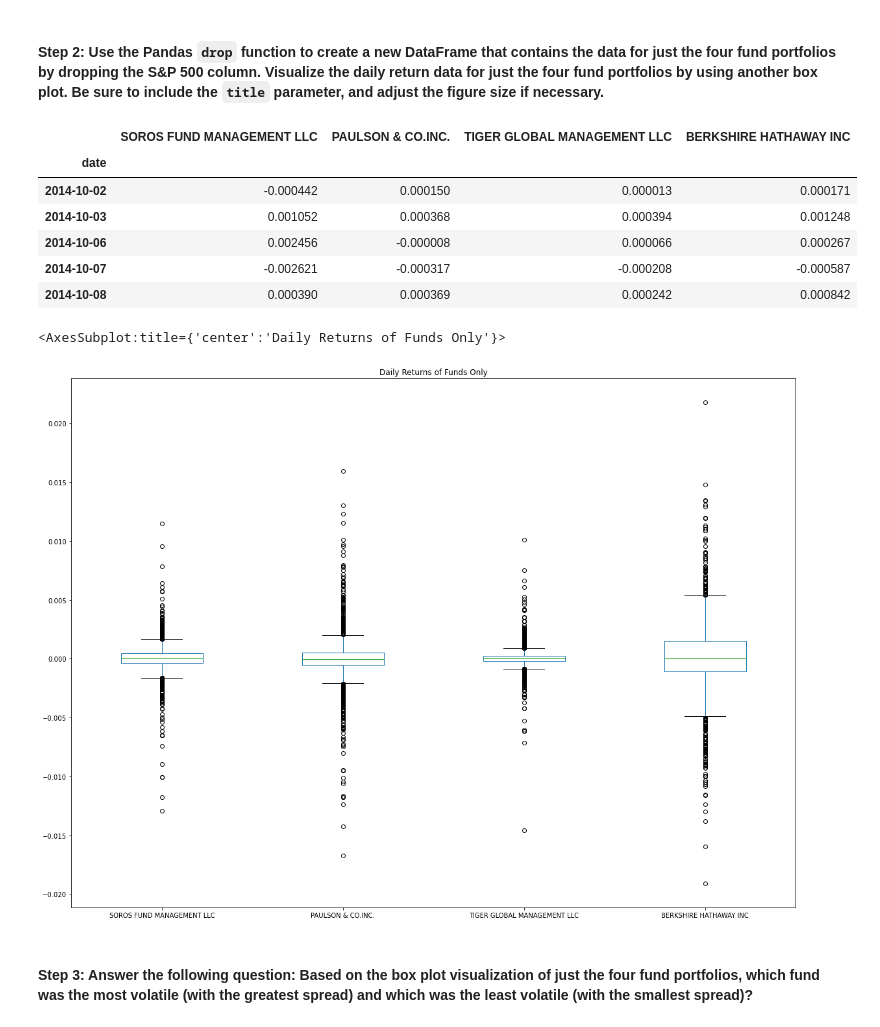
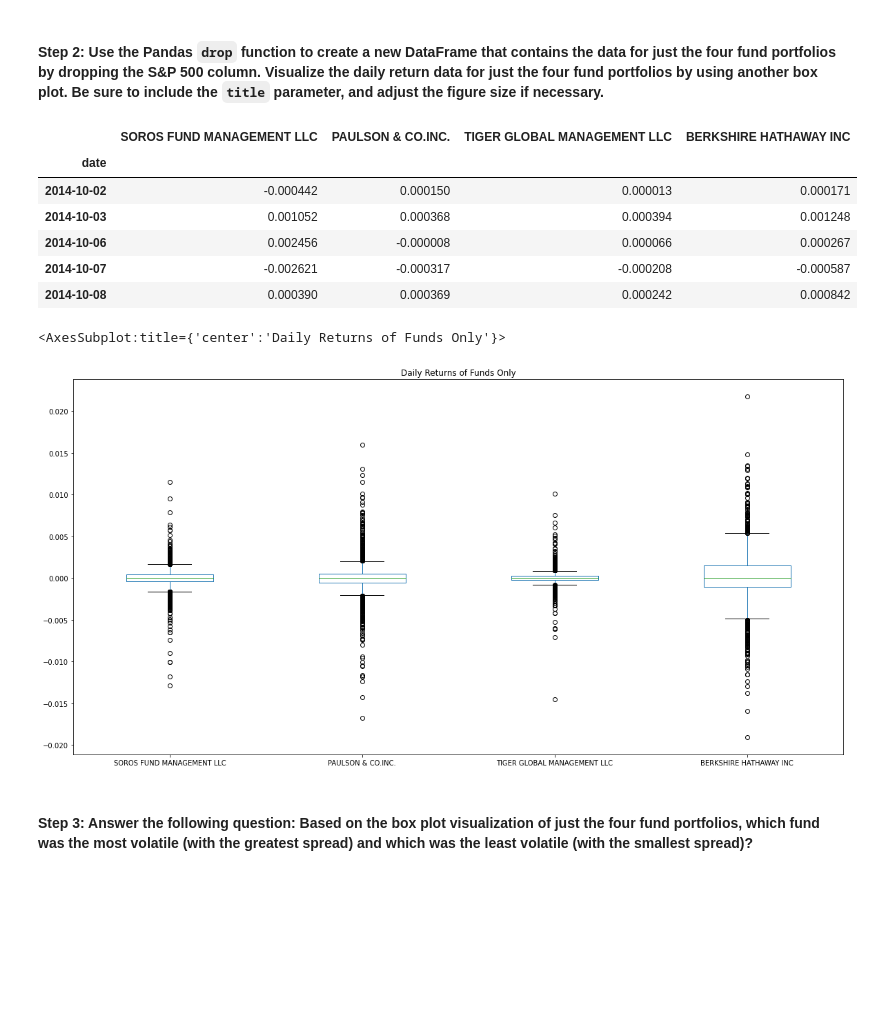
Before and after one commit to rhurst11/Fintech_Module_4_Challenge, a Jupyter notebook: Workspace/risk_return_analysis.ipynb, the cells around one changed output. Saved outputs shown, nothing was run; the diff lists cells and outputs as text; code cells hidden in the pictures; blank space fills up the shorter version.

```diff
--- a/Workspace/risk_return_analysis.ipynb
+++ b/Workspace/risk_return_analysis.ipynb
@@ -243,25 +243,25 @@ fig_2.savefig('daily_returns.png')
 # %%
 # Create a new DataFrame containing only the 4 fund portfolios by dropping the S&P 500 column from the DataFrame
 # Create box plots to reflect the return data for only the 4 fund portfolios
 # Include a title parameter and adjust the figure size
 """
 Will create new df for funds only and
 will gauge volatility using daily returns as in previous cell
 """
 
 fund_df = daily_returns.drop(columns="S&P 500")
 display(fund_df.head())
-fund_df.plot(kind="box", title="Daily Returns of Funds Only", figsize=(20,15))
+fund_df.plot(kind="box", title="Daily Returns of Funds Only", figsize=(20,10))
 # %% [output]
 |  | SOROS FUND MANAGEMENT LLC | PAULSON & CO.INC. | TIGER GLOBAL MANAGEMENT LLC | BERKSHIRE HATHAWAY INC |
 | date |  |  |  |  |
 | 2014-10-02 | -0.000442 | 0.000150 | 0.000013 | 0.000171 |
 | 2014-10-03 | 0.001052 | 0.000368 | 0.000394 | 0.001248 |
 | 2014-10-06 | 0.002456 | -0.000008 | 0.000066 | 0.000267 |
 | 2014-10-07 | -0.002621 | -0.000317 | -0.000208 | -0.000587 |
 | 2014-10-08 | 0.000390 | 0.000369 | 0.000242 | 0.000842 |
 <AxesSubplot:title={'center':'Daily Returns of Funds Only'}>
-[figure, old version]
+[figure, new version]
 # %% [markdown]
 #### Step 3: Answer the following question: Based on the box plot visualization of just the four fund portfolios, which fund was the most volatile (with the greatest spread) and which was the least volatile (with the smallest spread)?
 # %% [markdown]
```
Also changed, not shown: parts of 8 cells of this notebook, 17 other files.
